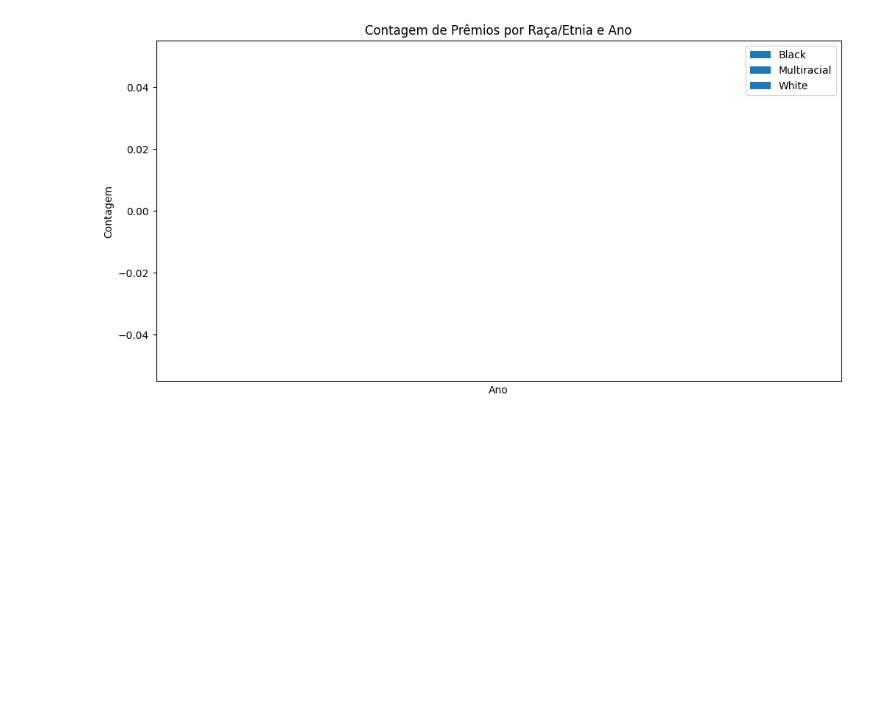
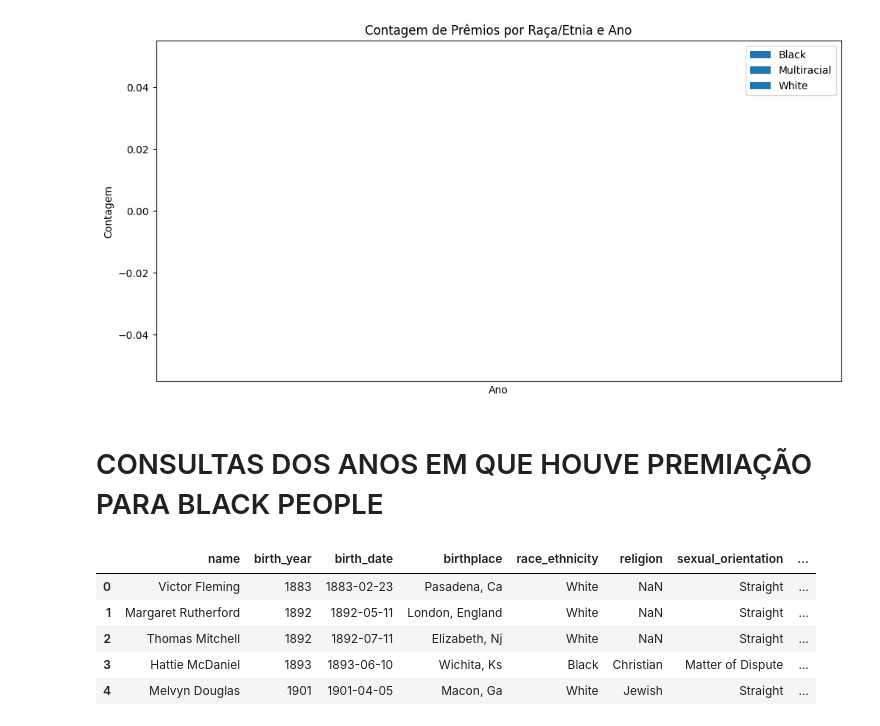
Before and after one commit to Wanuzia/Python_PretaLab, a Jupyter notebook: Oscar_analysisipynb.ipynb, the cells around one changed output. Saved outputs shown, nothing was run; the diff lists cells and outputs as text; code cells hidden in the pictures; blank space fills up the shorter version.

```diff
--- a/Oscar_analysisipynb.ipynb
+++ b/Oscar_analysisipynb.ipynb
@@ -321,3 +321,5 @@ plt.show()
 # plt.title('Número de Vencedores do Oscar por Categoria')
 # plt.xticks(rotation=90)
 # plt.show()
+# %% [markdown]
+# CONSULTAS DOS ANOS EM QUE HOUVE PREMIAÇÃO PARA BLACK PEOPLE
@@ -323,0 +330,9 @@ plt.show()
+# %%
+years_with_black_winners.head()
+# %% [output]
+|  | name | birth_year | birth_date | birthplace | race_ethnicity | religion | sexual_orientation | ... |
+| 0 | Victor Fleming | 1883 | 1883-02-23 | Pasadena, Ca | White | NaN | Straight | ... |
+| 1 | Margaret Rutherford | 1892 | 1892-05-11 | London, England | White | NaN | Straight | ... |
+| 2 | Thomas Mitchell | 1892 | 1892-07-11 | Elizabeth, Nj | White | NaN | Straight | ... |
+| 3 | Hattie McDaniel | 1893 | 1893-06-10 | Wichita, Ks | Black | Christian | Matter of Dispute | ... |
+| 4 | Melvyn Douglas | 1901 | 1901-04-05 | Macon, Ga | White | Jewish | Straight | ... |
```
Also changed, not shown: parts of 5 cells of this notebook.
